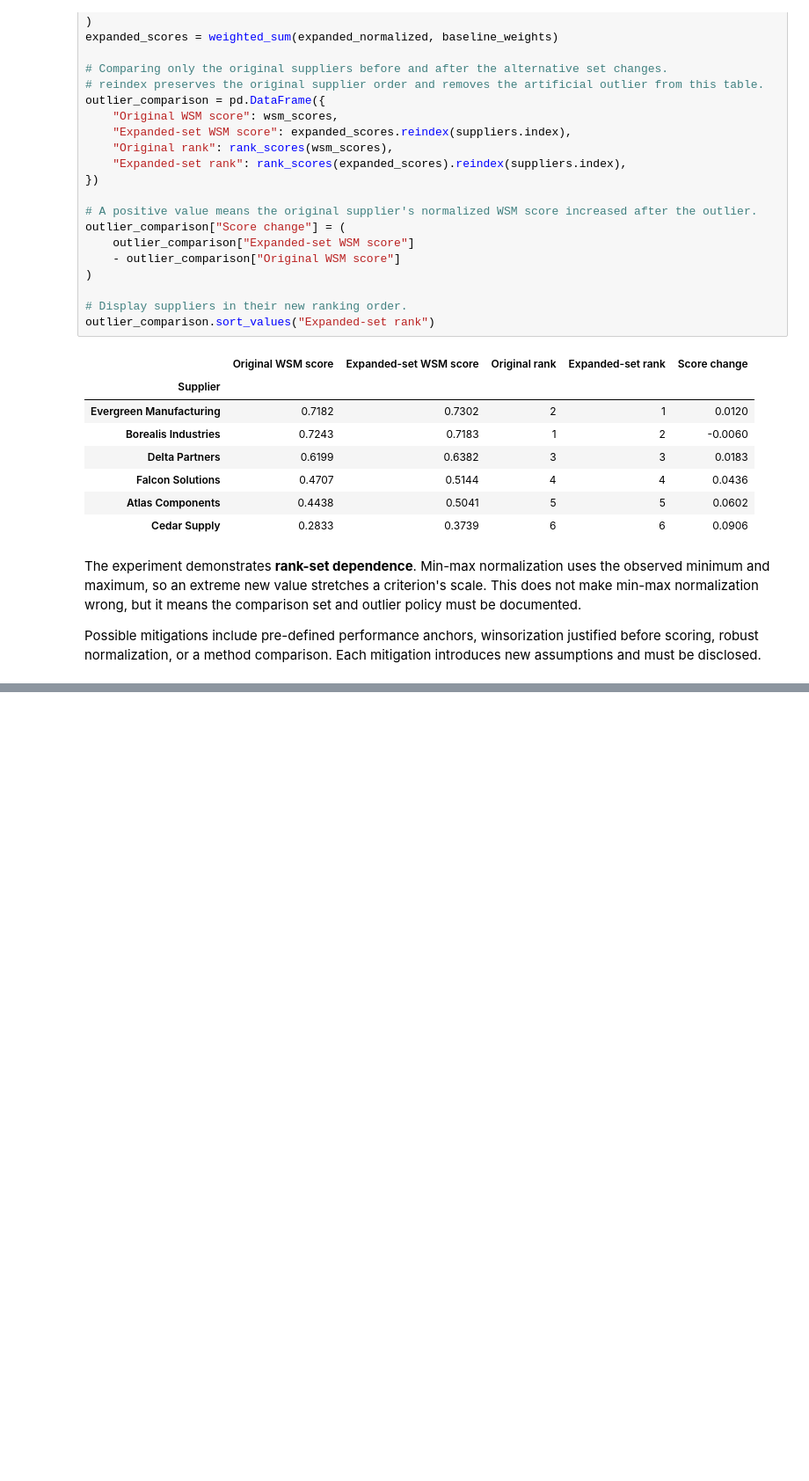
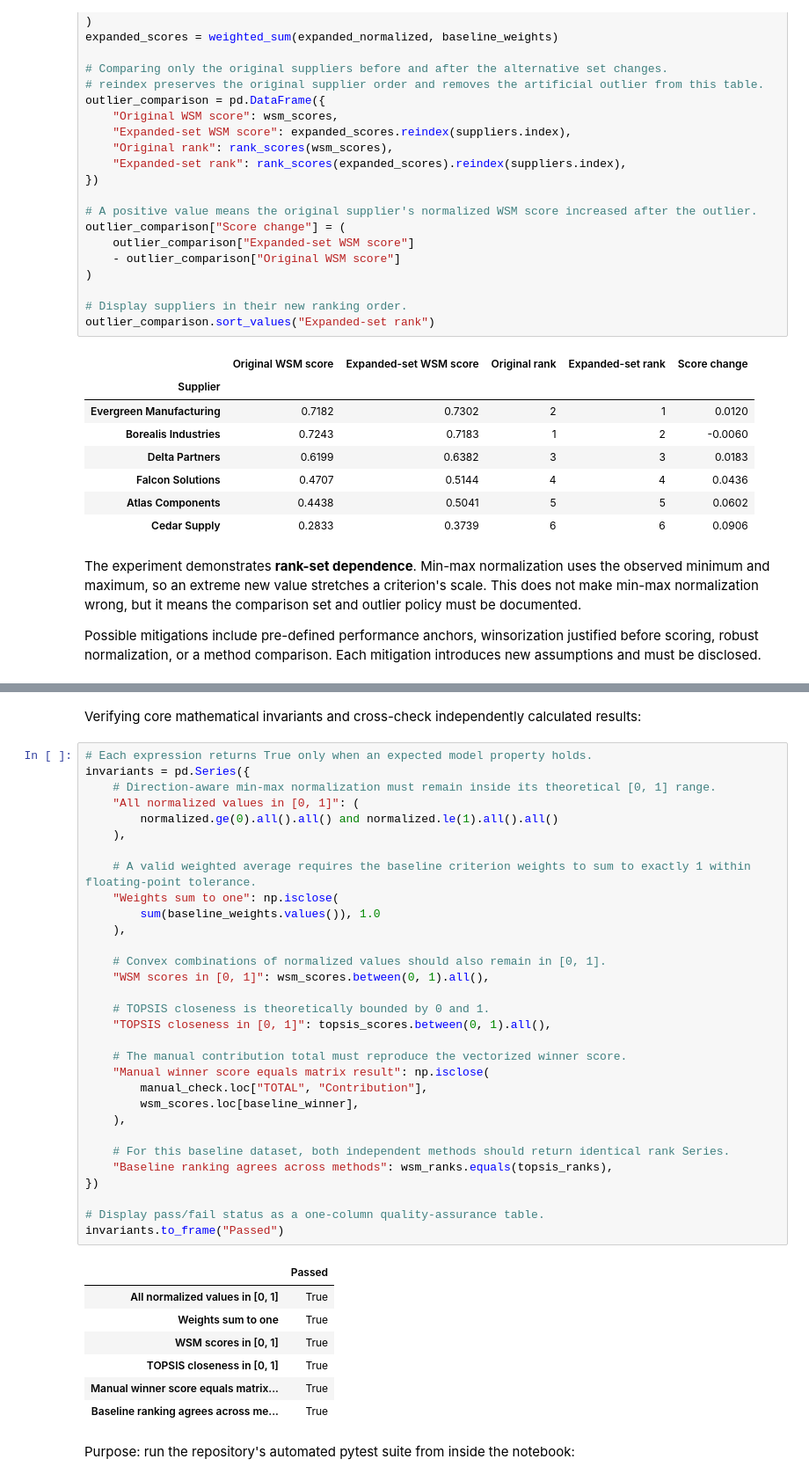
Before and after one commit to BoyanYotov/SoftUni-Math_Concepts_for_Devs-Final_Project, a Jupyter notebook: notebooks/supplier_selection.ipynb, the cells around one changed output, grey strips where cells are left out. Shown at 88% size. Drawn from its saved outputs; the diff is of its cells as text; blank space fills up the shorter version.

```diff
--- a/notebooks/supplier_selection.ipynb
+++ b/notebooks/supplier_selection.ipynb
@@ -994,0 +1052,43 @@ Possible mitigations include pre-defined performance anchors, winsorization just
+# %% [markdown]
+Verifying core mathematical invariants and cross-check independently calculated results:
+# %%
+# Each expression returns True only when an expected model property holds.
+invariants = pd.Series({
+    # Direction-aware min-max normalization must remain inside its theoretical [0, 1] range.
+    "All normalized values in [0, 1]": (
+        normalized.ge(0).all().all() and normalized.le(1).all().all()
+    ),
+
+    # A valid weighted average requires the baseline criterion weights to sum to exactly 1 within floating-point tolerance.
+    "Weights sum to one": np.isclose(
+        sum(baseline_weights.values()), 1.0
+    ),
+
+    # Convex combinations of normalized values should also remain in [0, 1].
+    "WSM scores in [0, 1]": wsm_scores.between(0, 1).all(),
+
+    # TOPSIS closeness is theoretically bounded by 0 and 1.
+    "TOPSIS closeness in [0, 1]": topsis_scores.between(0, 1).all(),
+
+    # The manual contribution total must reproduce the vectorized winner score.
+    "Manual winner score equals matrix result": np.isclose(
+        manual_check.loc["TOTAL", "Contribution"],
+        wsm_scores.loc[baseline_winner],
+    ),
+
+    # For this baseline dataset, both independent methods should return identical rank Series.
+    "Baseline ranking agrees across methods": wsm_ranks.equals(topsis_ranks),
+})
+
+# Display pass/fail status as a one-column quality-assurance table.
+invariants.to_frame("Passed")
+# %% [output]
+|  | Passed |
+| All normalized values in [0, 1] | True |
+| Weights sum to one | True |
+| WSM scores in [0, 1] | True |
+| TOPSIS closeness in [0, 1] | True |
+| Manual winner score equals matrix... | True |
+| Baseline ranking agrees across me... | True |
+# %% [markdown]
+Purpose: run the repository's automated pytest suite from inside the notebook:
```
Also changed, not shown: parts of 15 cells of this notebook.
